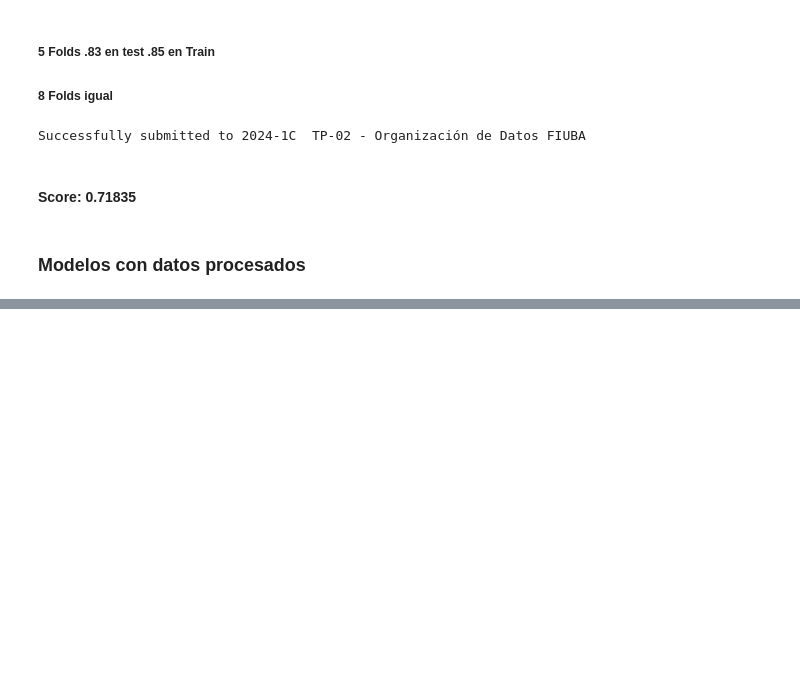
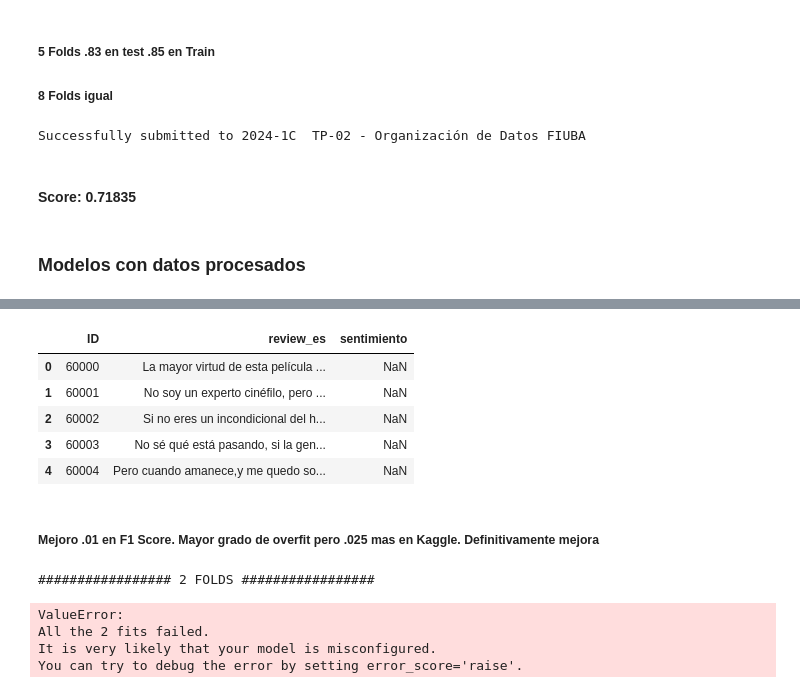
Before and after one commit to sttesta3/7506R-1C2024-GRUPO08, a Jupyter notebook: TP2_BayesNaive.ipynb, the cells around one changed output, grey strips where cells are left out. Drawn from its saved outputs; the diff is of its cells as text; code cells hidden in the pictures; blank space fills up the shorter version.

```diff
--- a/TP2_BayesNaive.ipynb
+++ b/TP2_BayesNaive.ipynb
@@ -433,0 +482,9 @@ Successfully submitted to 2024-1C  TP-02 - Organización de Datos FIUBA
+# %%
+ds_test = pd.read_csv("test.csv")
+ds_test['sentimiento'] = modeloNB.predict(ds_test.review_es)
+
+f = open("submission.csv", "w")
+f.write(ds_test.to_csv(columns=["ID","sentimiento"],index=False) )
+f.close()
+
+!kaggle competitions submit -c 20241c-7506tp2 -f submission.csv -m "Prediccion con Bayes Naive basico sobre dataset procesado"
@@ -433,0 +493,9 @@ Successfully submitted to 2024-1C  TP-02 - Organización de Datos FIUBA
+# %%
+ds_test.head()
+# %% [output]
+|  | ID | review_es | sentimiento |
+| 0 | 60000 | La mayor virtud de esta película ... | NaN |
+| 1 | 60001 | No soy un experto cinéfilo, pero ... | NaN |
+| 2 | 60002 | Si no eres un incondicional del h... | NaN |
+| 3 | 60003 | No sé qué está pasando, si la gen... | NaN |
+| 4 | 60004 | Pero cuando amanece,y me quedo so... | NaN |
@@ -433,0 +523,26 @@ Successfully submitted to 2024-1C  TP-02 - Organización de Datos FIUBA
+# %% [markdown]
+##### Mejoro .01 en F1 Score. Mayor grado de overfit pero .025 mas en Kaggle. Definitivamente mejora
+# %%
+# Loop de entrenamiento
+CANT_FOLDS_MINIMA_PROCESADO = 2
+CANT_FOLDS_MAXIMA_FINO_PROCESADO = 20
+
+NBs = []
+resultados = []
+
+# Ajuste Fino
+for i in range(CANT_FOLDS_MINIMA_PROCESADO,CANT_FOLDS_MAXIMA_FINO_PROCESADO + 1):
+  print("#################",i,"FOLDS #################")
+  NBcv = MultinomialNB()
+  resultadosp = cross_validate(NBcv,Xp_train, Yp_train, cv=StratifiedKFold(n_splits=i),scoring=make_scorer(f1_score),return_estimator=True)
+  metricsCV=resultadosp['test_score']
+  NBs.append( resultadosp['estimator'][np.where(metricsCV==max(metricsCV))[0][0]] )
+  resultados.append( resultadosp['test_score'][np.where(metricsCV==max(metricsCV))[0][0]] )
+
+resultados_test = [ f1_score(Yp_test, modelo.predict(Xp_test)) for modelo in NBs ]
+# %% [output]
+################# 2 FOLDS #################
+ValueError:
+All the 2 fits failed.
+It is very likely that your model is misconfigured.
+You can try to debug the error by setting error_score='raise'.
```
Also changed, not shown: parts of 9 cells of this notebook.
